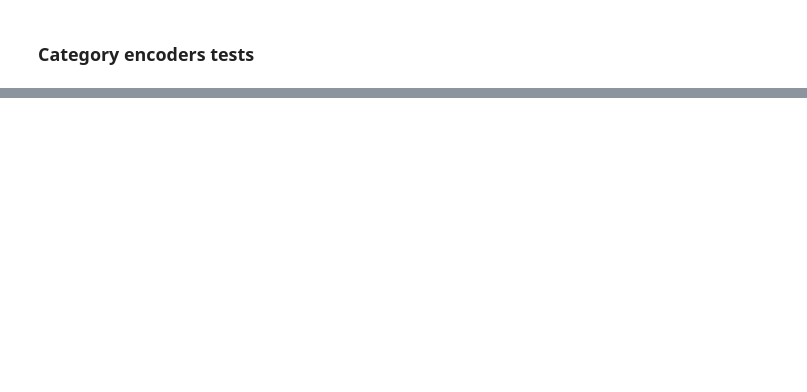
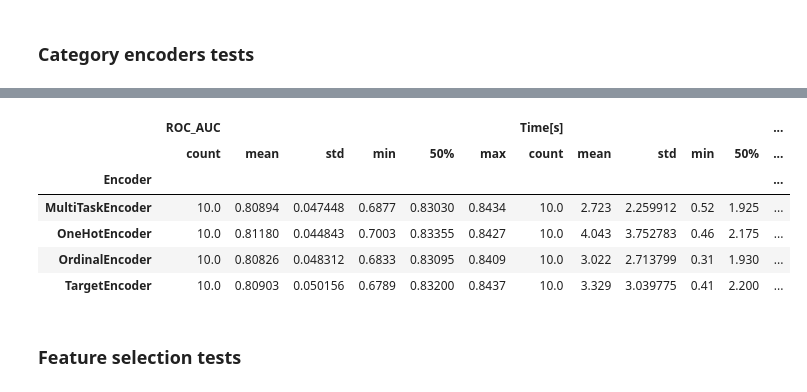
Before and after one commit to k-katarzyna/Lead_Conversion_Probability, a Jupyter notebook: Happy_Customer_Bank/Project_main.ipynb, the cells around one changed output, grey strips where cells are left out. Drawn from its saved outputs; the diff is of its cells as text; code cells hidden in the pictures; blank space fills up the shorter version.

Commit message:
feature selection test added

```diff
--- a/Happy_Customer_Bank/Project_main.ipynb
+++ b/Happy_Customer_Bank/Project_main.ipynb
@@ -203,15 +204,15 @@ The tests were conducted using 5-split cross-validation on the training set.
+# %%
+models = [DecisionTreeClassifier(min_samples_leaf = 50, random_state = 42),
+          DecisionTreeClassifier(class_weight = {1:50}, min_samples_leaf = 100, max_depth = 6, random_state = 42),
+          BaggingClassifier(n_estimators = 100, random_state = 42, n_jobs = -1),
+          BaggingClassifier(n_estimators = 200, max_features = 0.5, random_state = 42, n_jobs = -1),
+          HistGradientBoostingClassifier(random_state = 42),
+          HistGradientBoostingClassifier(class_weight = {1:50}, random_state = 42),
+          AdaBoostClassifier(random_state = 42),
+          AdaBoostClassifier(n_estimators = 100, random_state = 42),
+          RandomForestClassifier(min_samples_leaf = 10, random_state = 42, n_jobs = -1),
+          RandomForestClassifier(class_weight = {1:50}, min_samples_leaf = 20, random_state = 42, n_jobs = -1)]
 # %%
-models = [DecisionTreeClassifier(min_samples_leaf = 50, max_depth = 8, random_state = 42),
-          DecisionTreeClassifier(min_samples_leaf = 100, max_depth = 6, random_state = 42),
-          BaggingClassifier(n_estimators = 100, random_state = 42, n_jobs = -1),
-          BaggingClassifier(n_estimators = 200, max_features = 0.5, random_state = 42, n_jobs = -1),
-          HistGradientBoostingClassifier(random_state = 42),
-          HistGradientBoostingClassifier(class_weight = {1:50}, random_state = 42),
-          AdaBoostClassifier(random_state = 42),
-          AdaBoostClassifier(n_estimators = 100, random_state = 42),
-          RandomForestClassifier(random_state = 42, n_jobs = -1),
-          RandomForestClassifier(class_weight = {1:100}, min_samples_leaf = 10, random_state = 42, n_jobs = -1)]
-
 num_preprocessors = [
 
             ("SimpleImputer",
@@ -231,3 +232,16 @@ num_preprocessors = [
                                  add_indicator = True,
                                  random_state = 42)))
 ]
+
+results1 = collect_tests_results(models,
+                                  X_train, y_train,
+                                  test = "imputation",
+                                  preprocessors = None)
+
+results2 = collect_tests_results(models,
+                                  X_train, y_train,
+                                  test = "imputation",
+                                  preprocessors = num_preprocessors)
+
+results = create_results_dataframe(results1, results2)
+results.to_csv("data/data_v1_results_imputation.csv")
@@ -294,9 +294,9 @@ results.groupby("Imputation").describe(percentiles=[0.5])
 # %%
 cat_preprocessors = [
     OneHotEncoder(),
-    OrdinalEncoder(),
+    OrdinalEncoder(encoded_missing_value = -1),
     TargetEncoder(random_state=42),
-    MultiLevelCategoryEncoder()
+    MultiTaskEncoder()
 ]
 # %%
 results = collect_tests_results(models,
@@ -318,0 +324,12 @@ results.groupby("Encoder").describe()
+# %%
+results.groupby("Encoder").describe(percentiles=[0.5])
+# %% [output]
+|  | ROC_AUC |  |  |  |  |  | Time[s] |  |  |  |  | ... |
+|  | count | mean | std | min | 50% | max | count | mean | std | min | 50% | ... |
+| Encoder |  |  |  |  |  |  |  |  |  |  |  | ... |
+| MultiTaskEncoder | 10.0 | 0.80894 | 0.047448 | 0.6877 | 0.83030 | 0.8434 | 10.0 | 2.723 | 2.259912 | 0.52 | 1.925 | ... |
+| OneHotEncoder | 10.0 | 0.81180 | 0.044843 | 0.7003 | 0.83355 | 0.8427 | 10.0 | 4.043 | 3.752783 | 0.46 | 2.175 | ... |
+| OrdinalEncoder | 10.0 | 0.80826 | 0.048312 | 0.6833 | 0.83095 | 0.8409 | 10.0 | 3.022 | 2.713799 | 0.31 | 1.930 | ... |
+| TargetEncoder | 10.0 | 0.80903 | 0.050156 | 0.6789 | 0.83200 | 0.8437 | 10.0 | 3.329 | 3.039775 | 0.41 | 2.200 | ... |
+# %% [markdown]
+### Feature selection tests
```
Also changed, not shown: parts of 8 cells of this notebook, 1 other file.
